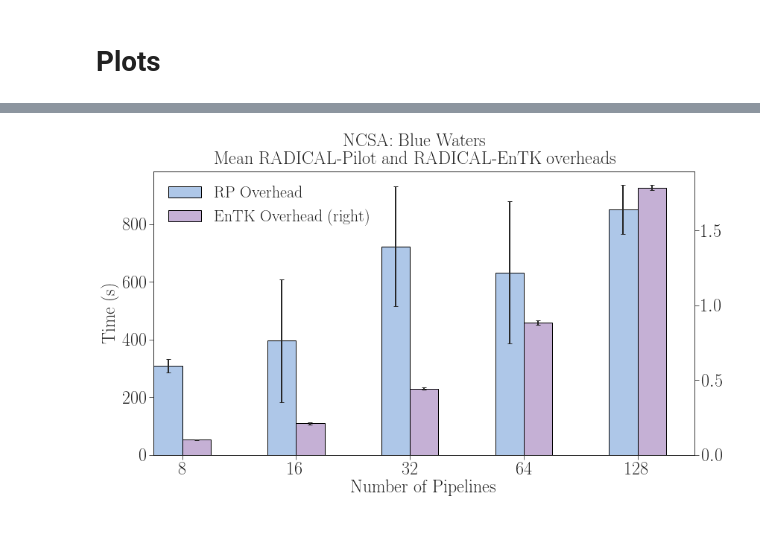
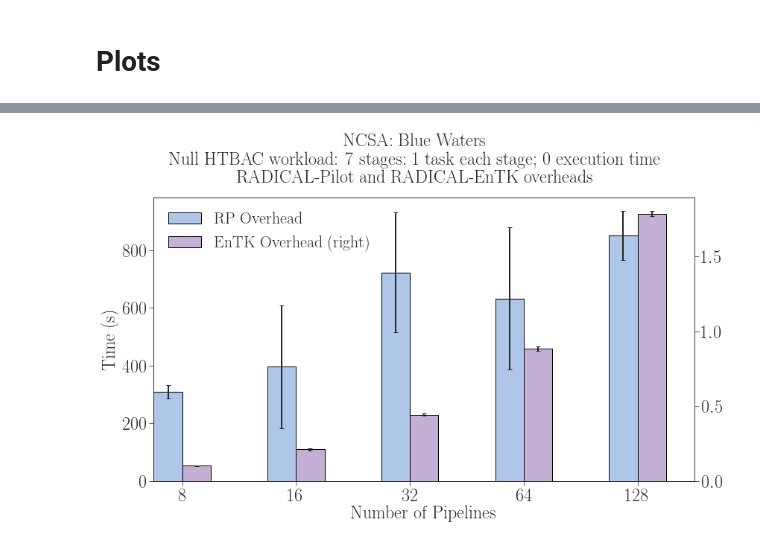
Before and after one commit to radical-experiments/htbac-experiments, a Jupyter notebook: plotter_paper.ipynb, the cells around one changed output, grey strips where cells are left out. Saved outputs shown, nothing was run; the diff lists cells and outputs as text; code cells hidden in the pictures.

````diff
--- a/plotter_paper.ipynb
+++ b/plotter_paper.ipynb
@@ -106,8 +106,8 @@ Files:
 ```
 # %%
 # Workload names and number of trials
-# workloads = {'null': 3, 'namd': 1}
-workloads = {'null': 3}
+workloads = {'null': 3, 'namd': 1}
+# workloads = {'null': 3}
 
 # List of number of total cores at various data points
 cores = [64, 128, 256, 512, 1024]
@@ -218,11 +240,22 @@ df_workloads.drop(7, inplace=True)
 # %%
 # Calculate mean and std for RP OverHead and EnTK OverHead
 # as a function of the number of pipelines
-overheads = df_workloads[
-    ['npipeline','RPO','EnTKO']].groupby(
-        ['npipeline']).aggregate(
-            {'RPO'  :['mean','std'],
-             'EnTKO':['mean','std']})
+null_overheads = df_workloads[
+    df_workloads.workload == 'null'][
+        ['npipeline','RPO','EnTKO','TTX']].groupby(
+            ['npipeline']).aggregate(
+                {'RPO'  : ['mean','std'],
+                 'EnTKO': ['mean','std'],
+                 'TTX'  : ['mean','std']})
 
-display(overheads)
+namd_overheads = df_workloads[
+    df_workloads.workload == 'namd'][
+        ['npipeline','RPO','EnTKO','TTX']].groupby(
+            ['npipeline']).aggregate(
+                {'RPO'  : ['mean','std'],
+                 'EnTKO': ['mean','std'],
+                 'TTX'  : ['mean','std']})
+
+display(null_overheads)
+display(namd_overheads)
 # %% [output]
@@ -239,42 +279,43 @@ fig = plt.figure(figsize=(13,7))
 ax = fig.add_subplot(111)
 
 title_head = 'NCSA: Blue Waters'
-title_desc = 'Mean RADICAL-Pilot and RADICAL-EnTK overheads'
-title = '%s\n%s' % (title_head, title_desc)
-fig.suptitle(title)
+title_work = 'Null HTBAC workload: 7 stages; 1 task each stage; 0 execution time'
+title_desc = 'RADICAL-Pilot and RADICAL-EnTK overheads'
+title = '%s\n%s\n%s' % (title_head, title_work, title_desc)
+fig.suptitle(title, y=1.05)
 
-# Plot means and std bars for the top 15 resources
-overheads['RPO'].reset_index().plot(
+# Plot means and std bars
+null_overheads['RPO'].reset_index().plot(
     x='npipeline',
     y='mean',
     yerr='std',
     position=1,
     width=0.25,
     color=tableau20[1],
     ax=ax,
     rot=0,
     label='RP Overhead',
     kind='bar')
 
-overheads['EnTKO'].reset_index().plot(
+null_overheads['EnTKO'].reset_index().plot(
     x='npipeline',
     y='mean',
     yerr='std',
     secondary_y=True,
     position=0,
     width=0.25,
     rot=0,
     color=tableau20[9],
     ax=ax,
     label='EnTK Overhead',
     kind='bar')
 
 
 ax.set_xlabel('Number of Pipelines')
 ax.set_ylabel('Time (s)')
 #ax.set_yscale('log', basex=2)
 #ax.set_ylim(0)
 
 plt.savefig('figures/null_workload_overheads.pdf', dpi=600, bbox_inches='tight')
 # %% [output]
-[figure, old version]
+[figure, new version]
````
Also changed, not shown: parts of 3 cells of this notebook, 3 other files.
